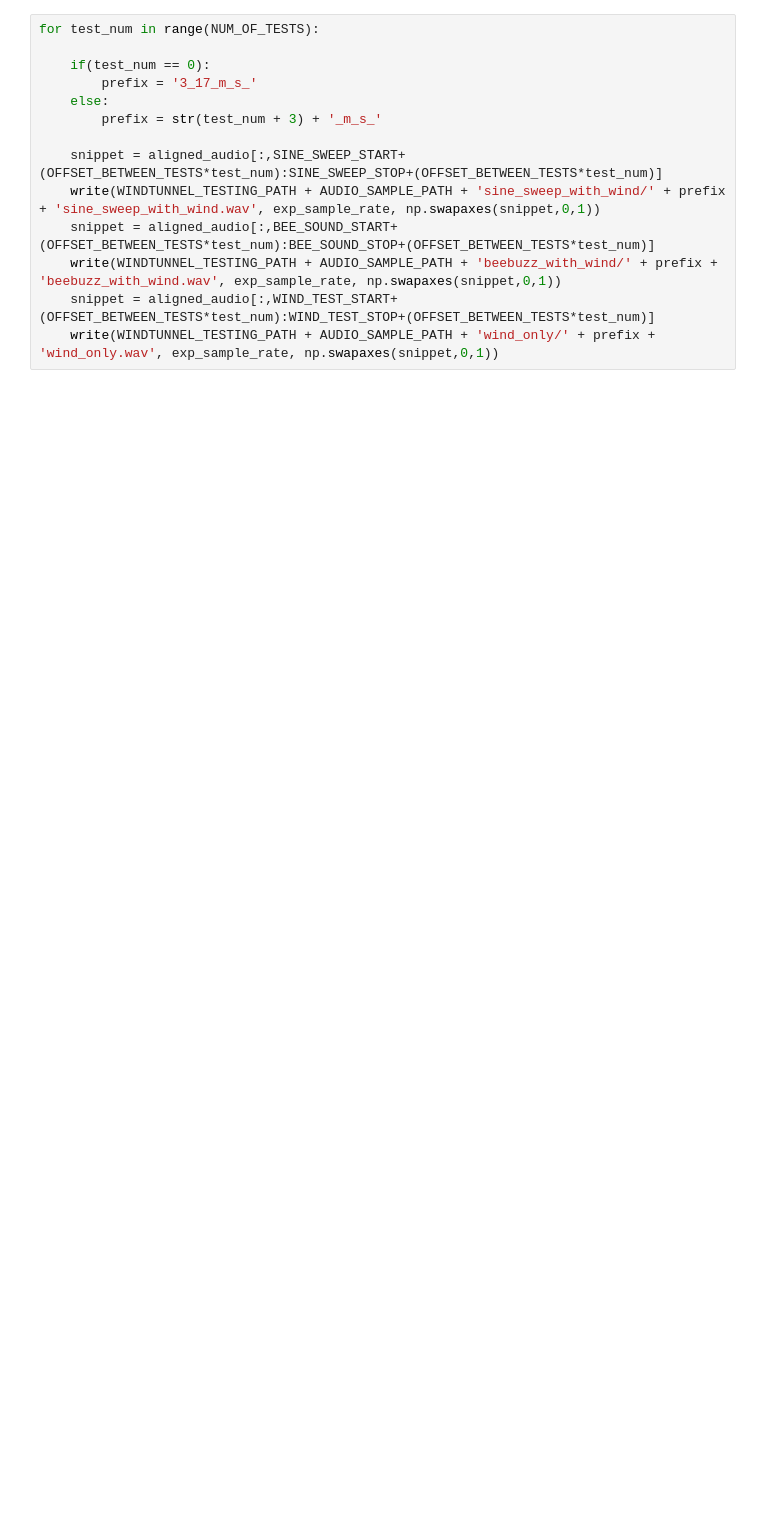
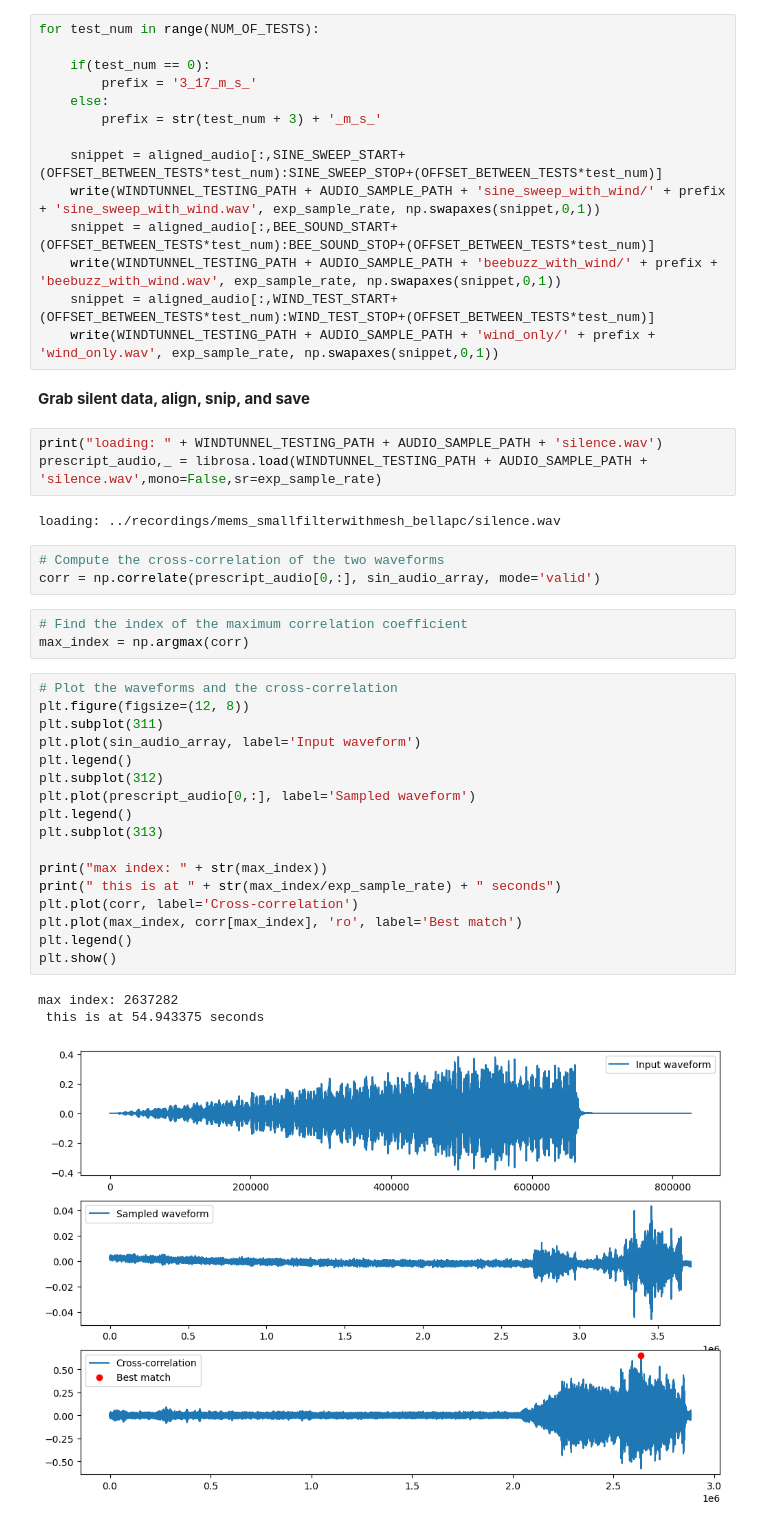
Before and after one commit to pchwalek/windtunnel, a Jupyter notebook: jupyter/aligner_and_parser.ipynb, the cells around one changed output. Saved outputs shown, nothing was run; the diff lists cells and outputs as text; blank space fills up the shorter version.

```diff
--- a/jupyter/aligner_and_parser.ipynb
+++ b/jupyter/aligner_and_parser.ipynb
@@ -176,3 +174,37 @@ for test_num in range(NUM_OF_TESTS):
     write(WINDTUNNEL_TESTING_PATH + AUDIO_SAMPLE_PATH + 'beebuzz_with_wind/' + prefix + 'beebuzz_with_wind.wav', exp_sample_rate, np.swapaxes(snippet,0,1))
     snippet = aligned_audio[:,WIND_TEST_START+(OFFSET_BETWEEN_TESTS*test_num):WIND_TEST_STOP+(OFFSET_BETWEEN_TESTS*test_num)]
     write(WINDTUNNEL_TESTING_PATH + AUDIO_SAMPLE_PATH + 'wind_only/' + prefix + 'wind_only.wav', exp_sample_rate, np.swapaxes(snippet,0,1))
+# %% [markdown]
+**Grab silent data, align, snip, and save**
+# %%
+print("loading: " + WINDTUNNEL_TESTING_PATH + AUDIO_SAMPLE_PATH + 'silence.wav')
+prescript_audio,_ = librosa.load(WINDTUNNEL_TESTING_PATH + AUDIO_SAMPLE_PATH + 'silence.wav',mono=False,sr=exp_sample_rate)
+# %% [output]
+loading: ../recordings/mems_smallfilterwithmesh_bellapc/silence.wav
+# %%
+# Compute the cross-correlation of the two waveforms
+corr = np.correlate(prescript_audio[0,:], sin_audio_array, mode='valid')
+# %%
+# Find the index of the maximum correlation coefficient
+max_index = np.argmax(corr)
+# %%
+# Plot the waveforms and the cross-correlation
+plt.figure(figsize=(12, 8))
+plt.subplot(311)
+plt.plot(sin_audio_array, label='Input waveform')
+plt.legend()
+plt.subplot(312)
+plt.plot(prescript_audio[0,:], label='Sampled waveform')
+plt.legend()
+plt.subplot(313)
+
+print("max index: " + str(max_index))
+print(" this is at " + str(max_index/exp_sample_rate) + " seconds")
+plt.plot(corr, label='Cross-correlation')
+plt.plot(max_index, corr[max_index], 'ro', label='Best match')
+plt.legend()
+plt.show()
+# %% [output]
+max index: 2637282
+ this is at 54.943375 seconds
+[figure, added]
```
Also changed, not shown: parts of 6 cells of this notebook, 5 other files.
